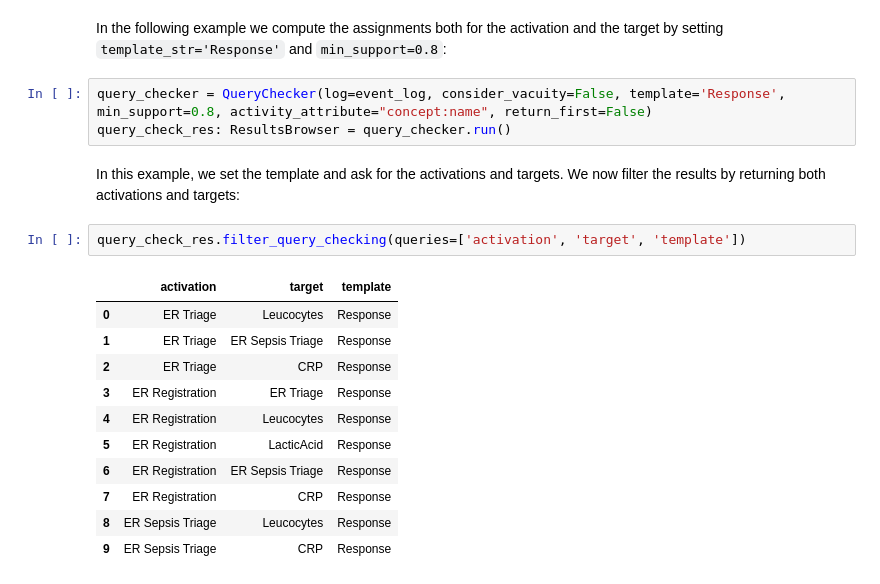
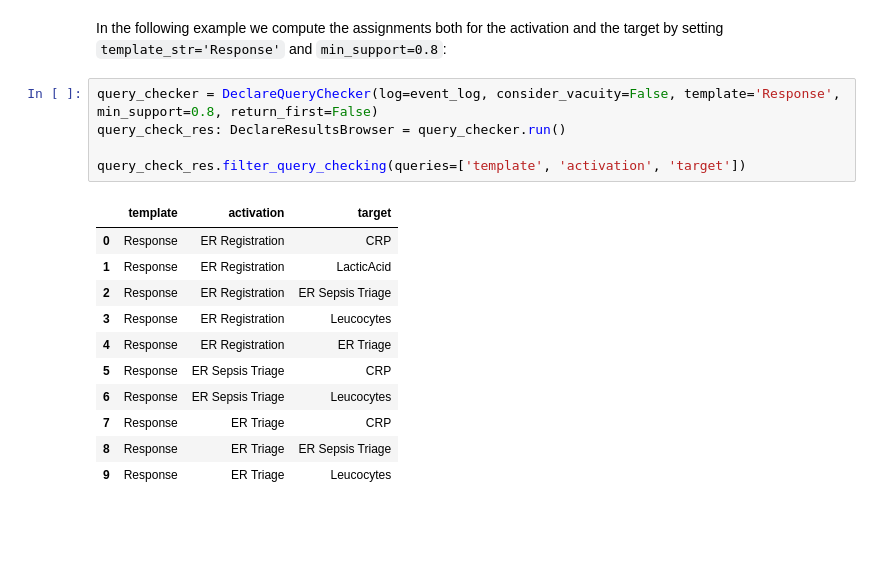
Before and after one commit to unibz-tessaris/Declare4Py, a Jupyter notebook: tutorials/query_checking.ipynb, the cells around one changed output. Cells and saved outputs as stored; diff of their text form; blank space fills up the shorter version.

```diff
--- a/tutorials/query_checking.ipynb
+++ b/tutorials/query_checking.ipynb
@@ -41,21 +42,19 @@ query_check_res.filter_query_checking(queries=['target'])
 # %% [markdown]
 In the following example we compute the assignments both for the activation and the target by setting `template_str='Response'` and `min_support=0.8`:
 # %%
-query_checker = QueryChecker(log=event_log, consider_vacuity=False, template='Response', min_support=0.8, activity_attribute="concept:name", return_first=False)
-query_check_res: ResultsBrowser = query_checker.run()
+query_checker = DeclareQueryChecker(log=event_log, consider_vacuity=False, template='Response', min_support=0.8, return_first=False)
+query_check_res: DeclareResultsBrowser = query_checker.run()
+
+query_check_res.filter_query_checking(queries=['template', 'activation', 'target'])
+# %% [output]
+|  | template | activation | target |
+| 0 | Response | ER Registration | CRP |
+| 1 | Response | ER Registration | LacticAcid |
+| 2 | Response | ER Registration | ER Sepsis Triage |
+| 3 | Response | ER Registration | Leucocytes |
+| 4 | Response | ER Registration | ER Triage |
+| 5 | Response | ER Sepsis Triage | CRP |
+| 6 | Response | ER Sepsis Triage | Leucocytes |
+| 7 | Response | ER Triage | CRP |
+| 8 | Response | ER Triage | ER Sepsis Triage |
+| 9 | Response | ER Triage | Leucocytes |
-# %% [markdown]
-In this example, we set the template and ask for the activations and targets. We now filter the results by returning both activations and targets:
-# %%
-query_check_res.filter_query_checking(queries=['activation', 'target', 'template'])
-# %% [output]
-|  | activation | target | template |
-| 0 | ER Triage | Leucocytes | Response |
-| 1 | ER Triage | ER Sepsis Triage | Response |
-| 2 | ER Triage | CRP | Response |
-| 3 | ER Registration | ER Triage | Response |
-| 4 | ER Registration | Leucocytes | Response |
-| 5 | ER Registration | LacticAcid | Response |
-| 6 | ER Registration | ER Sepsis Triage | Response |
-| 7 | ER Registration | CRP | Response |
-| 8 | ER Sepsis Triage | Leucocytes | Response |
-| 9 | ER Sepsis Triage | CRP | Response |
```
Also changed, not shown: parts of 8 cells of this notebook, 8 other files.
